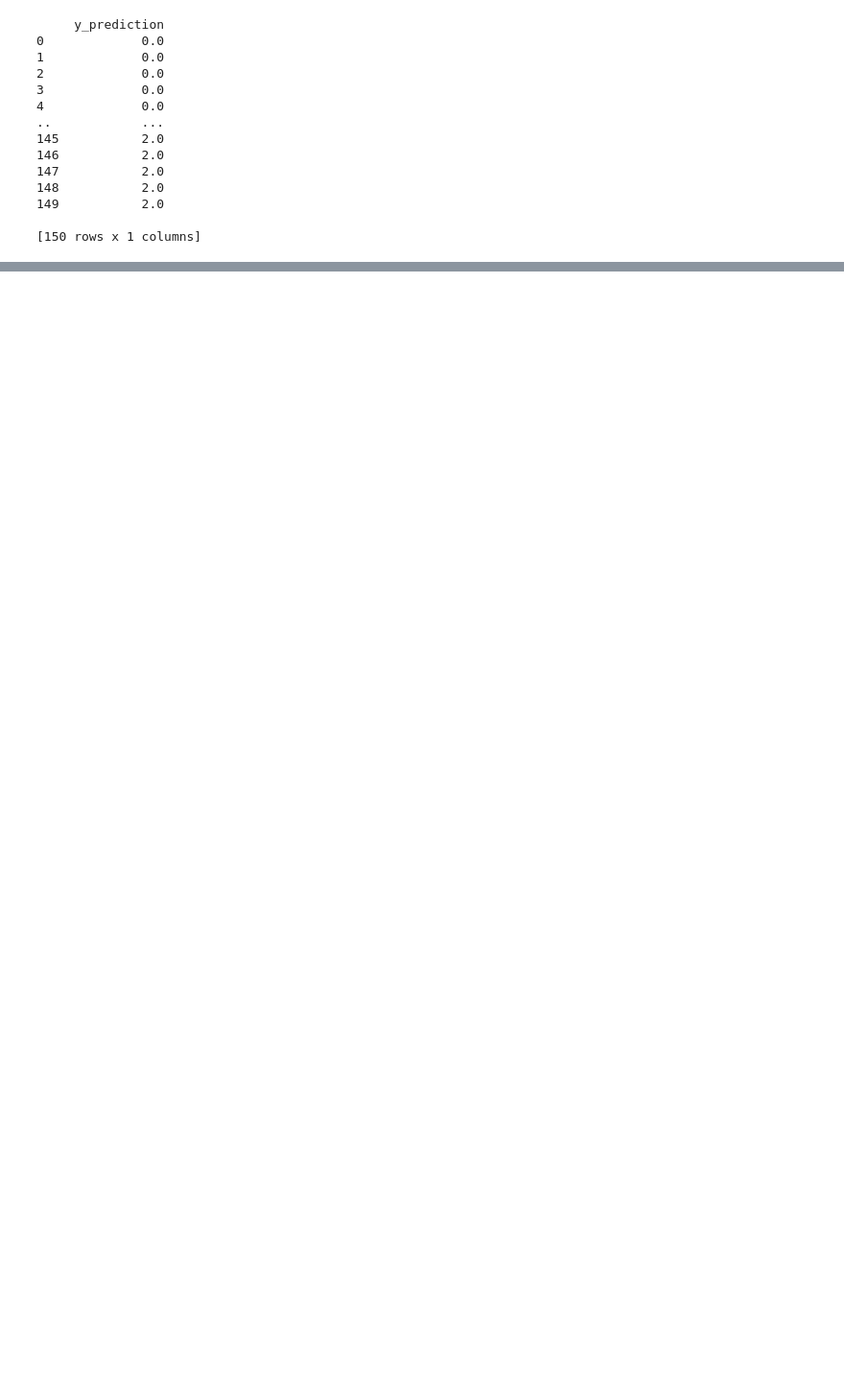
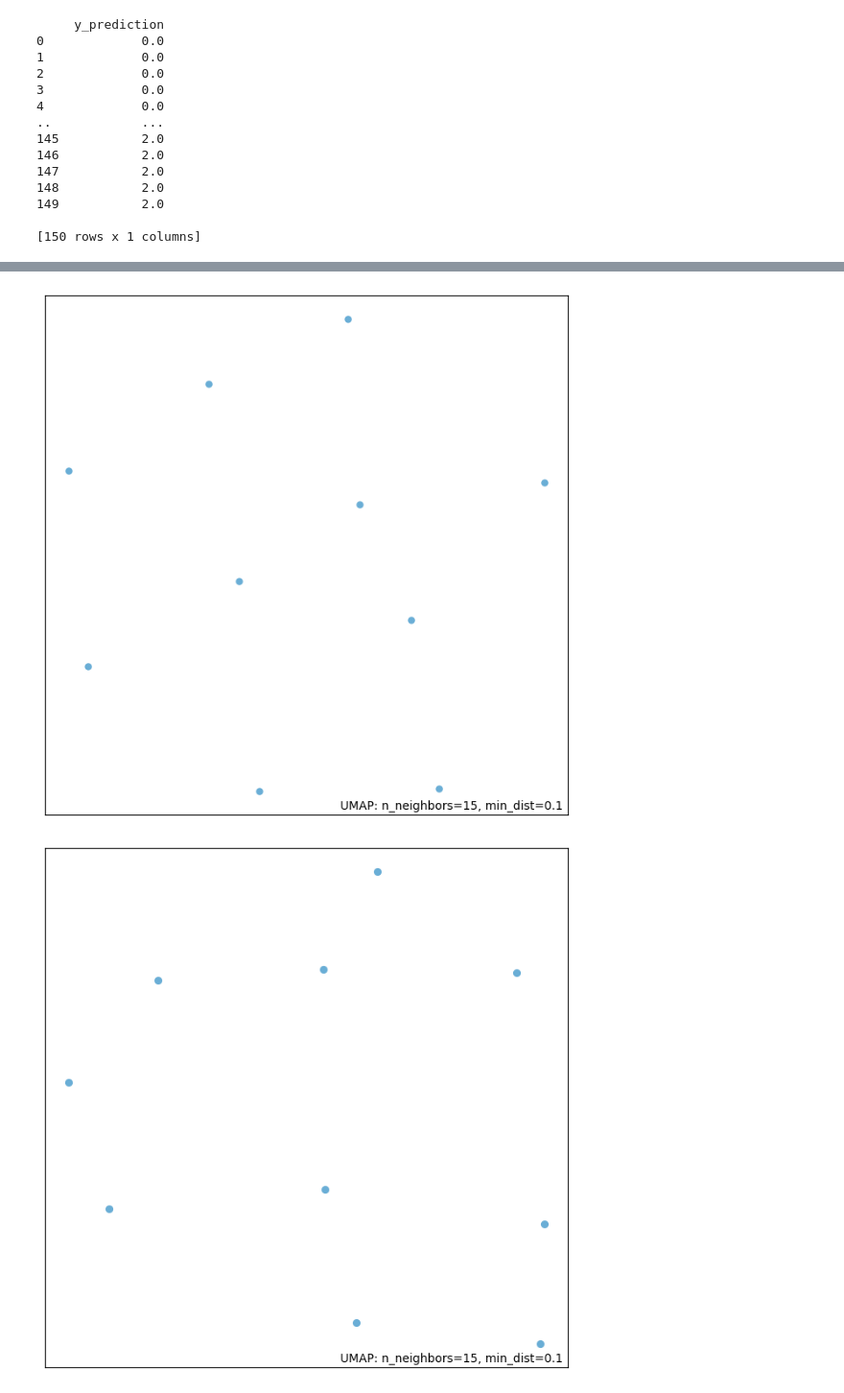
Before and after one commit to cccheryl0111/M2R_Group4, a Jupyter notebook: code.ipynb, the cells around one changed output, grey strips where cells are left out. Shown at 96% size. Cells and saved outputs as stored; diff of their text form; code cells hidden in the pictures; blank space fills up the shorter version.

```diff
--- a/code.ipynb
+++ b/code.ipynb
@@ -371,0 +527,27 @@ print(predictions)
+# %%
+%matplotlib inline
+
+# Import necessary libraries
+import umap
+import umap.plot
+import pandas as pd
+import matplotlib.pyplot as plt
+
+# Sample data creation
+data = pd.DataFrame({
+    'x': [1, 2, 3, 4, 5, 6, 7, 8, 9, 10],
+    'y': [11, 12, 13, 14, 15, 16, 17, 18, 19, 20]
+})
+
+# Fit UMAP model
+reducer = umap.UMAP()
+embedding = reducer.fit_transform(data)
+
+# Plot UMAP
+umap.plot.points(reducer)
+
+# Show the plot
+plt.show()
+# %% [output]
+[figure, added]
+[figure, added]
```
Also changed, not shown: parts of 22 cells of this notebook, 3 other files.
